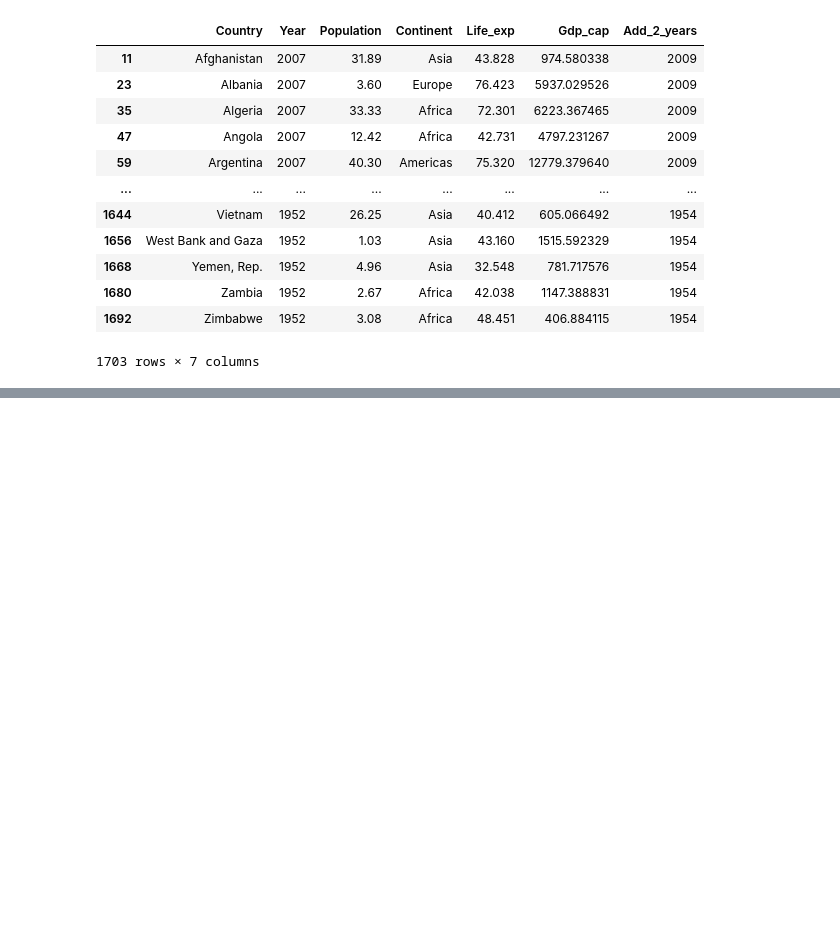
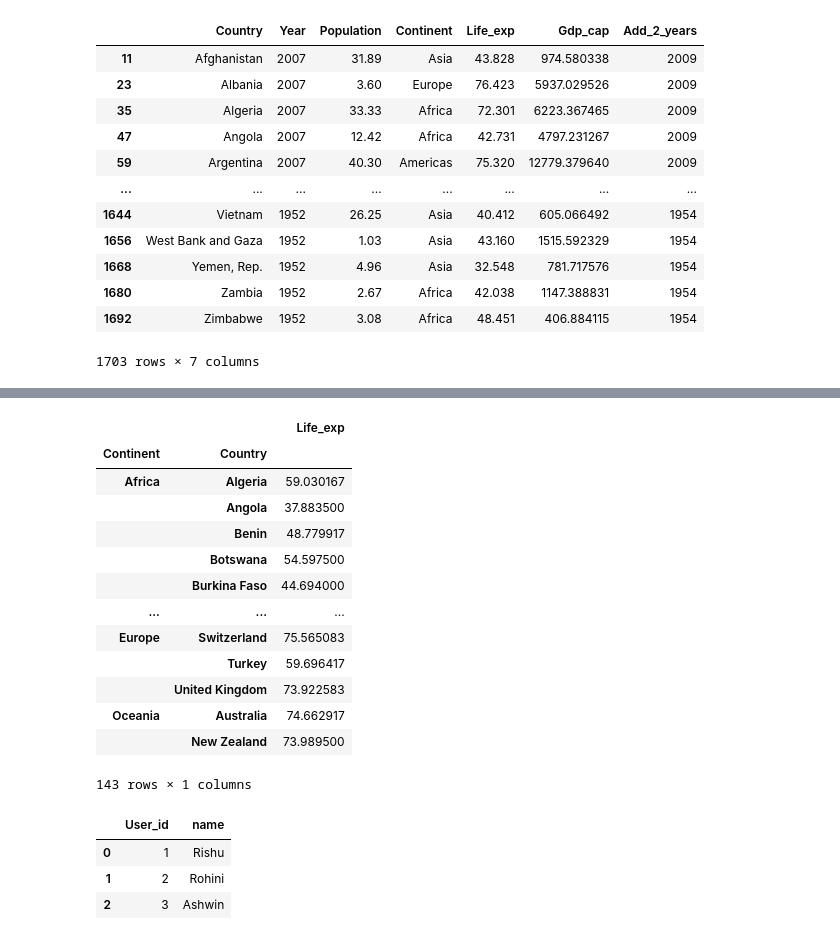
Before and after one commit to naynishb/farmers_market, a Jupyter notebook: mit/pandas.ipynb, the cells around one changed output, grey strips where cells are left out. Cells and saved outputs as stored; diff of their text form; code cells hidden in the pictures; blank space fills up the shorter version.

```diff
--- a/mit/pandas.ipynb
+++ b/mit/pandas.ipynb
@@ -361,0 +488,19 @@ df.sort_values(["Year","Country"],ascending = [False,True])
+# %%
+df_continent_wise = df.groupby(["Continent","Country"])[["Life_exp"]].mean()
+# %%
+df_continent_wise
+# %% [output]
+|  |  | Life_exp |
+| Continent | Country |  |
+| Africa | Algeria | 59.030167 |
+|  | Angola | 37.883500 |
+|  | Benin | 48.779917 |
+|  | Botswana | 54.597500 |
+|  | Burkina Faso | 44.694000 |
+| ... | ... | ... |
+| Europe | Switzerland | 75.565083 |
+|  | Turkey | 59.696417 |
+|  | United Kingdom | 73.922583 |
+| Oceania | Australia | 74.662917 |
+|  | New Zealand | 73.989500 |
+143 rows × 1 columns
@@ -361,0 +519,7 @@ df.sort_values(["Year","Country"],ascending = [False,True])
+# %%
+users
+# %% [output]
+|  | User_id | name |
+| 0 | 1 | Rishu |
+| 1 | 2 | Rohini |
+| 2 | 3 | Ashwin |
```
Also changed, not shown: parts of 20 cells of this notebook.
